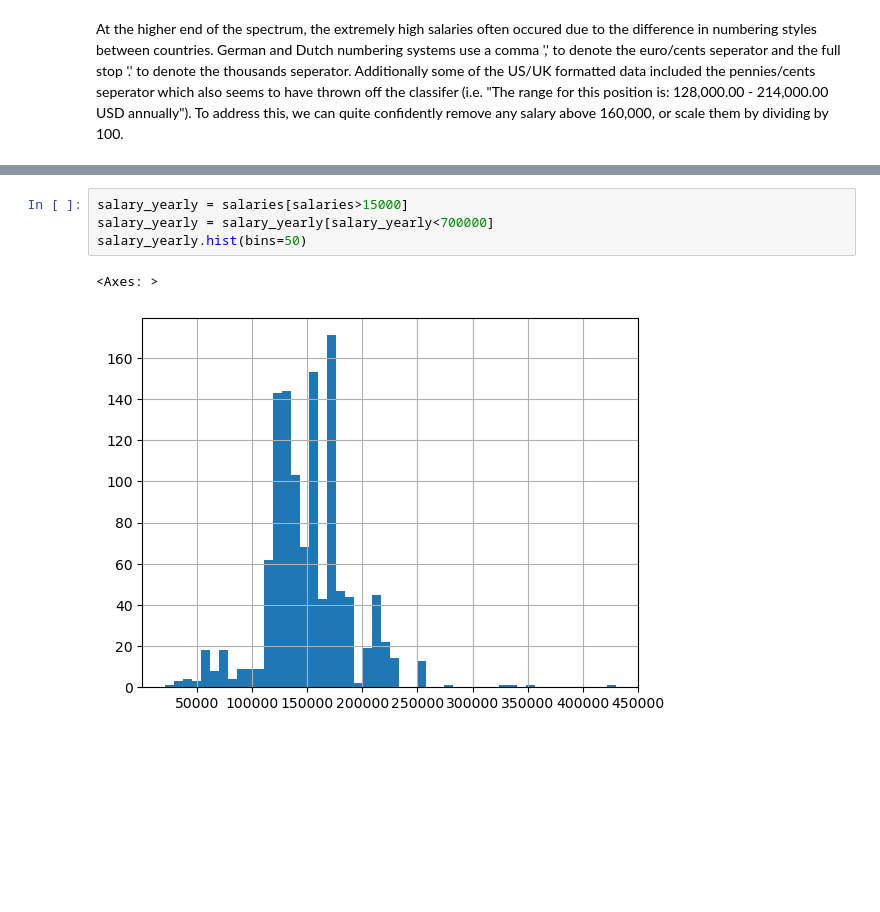
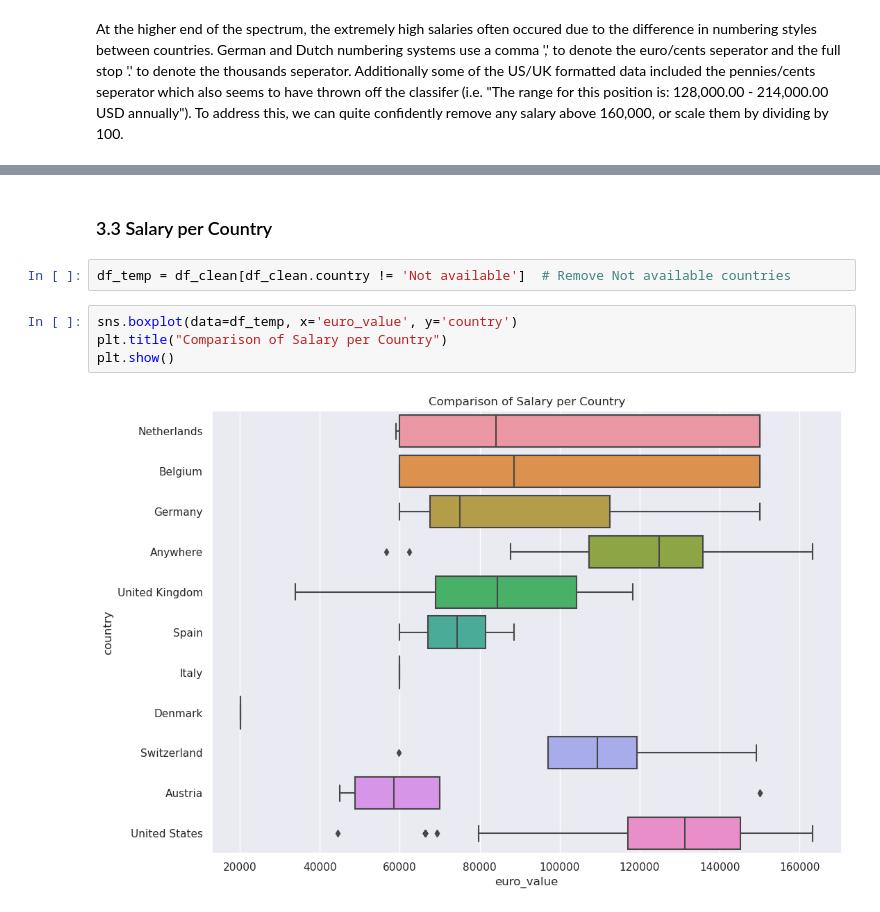
Before and after one commit to trav-d13/Data-Science-Job-Market-Analysis, a Jupyter notebook: eda.ipynb, the cells around one changed output, grey strips where cells are left out. Saved outputs shown, nothing was run; the diff lists cells and outputs as text; blank space fills up the shorter version.

```diff
--- a/eda.ipynb
+++ b/eda.ipynb
@@ -246,7 +274,10 @@ df_clean.head()
-# %%
-salary_yearly = salaries[salaries>15000]
-salary_yearly = salary_yearly[salary_yearly<700000]
-salary_yearly.hist(bins=50)
-# %% [output]
-<Axes: >
-[figure, removed]
+# %% [markdown]
+### 3.3 Salary per Country
+# %%
+df_temp = df_clean[df_clean.country != 'Not available']  # Remove Not available countries
+# %%
+sns.boxplot(data=df_temp, x='euro_value', y='country')
+plt.title("Comparison of Salary per Country")
+plt.show()
+# %% [output]
+[figure, added]
```
Also changed, not shown: parts of 24 cells of this notebook, 4 other files.
